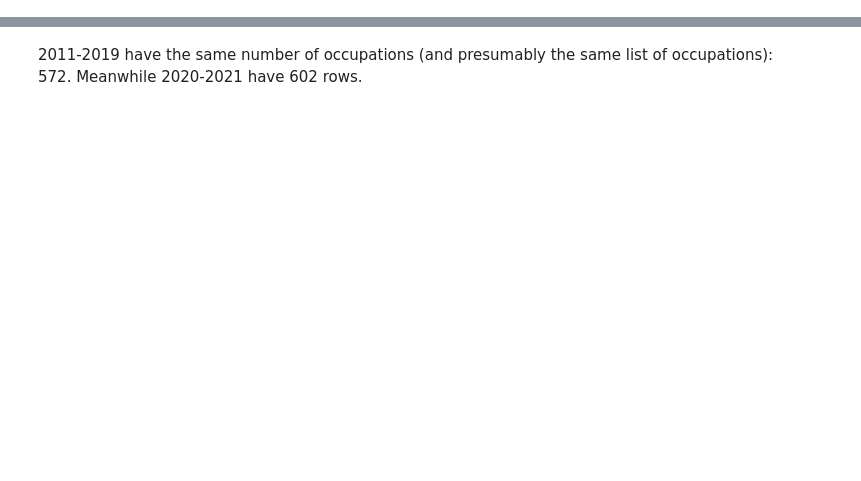
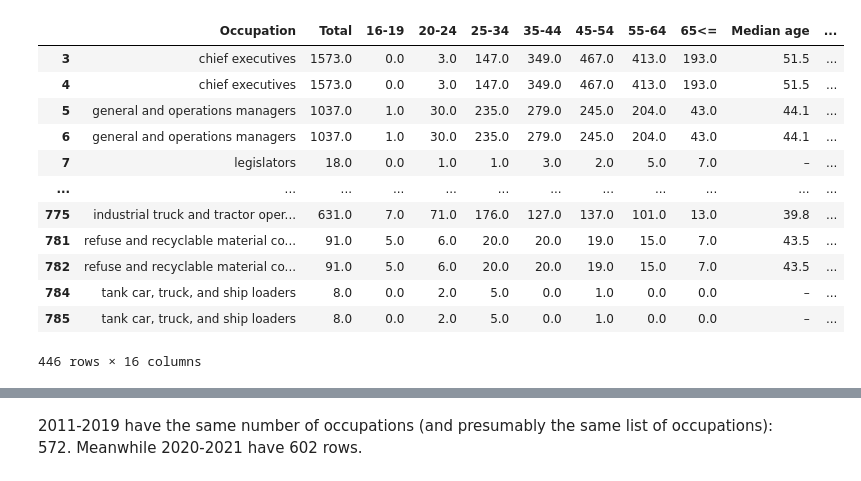
Before and after one commit to terencetan-c/4YP-The-Future-of-Work, a Jupyter notebook: Data cleaning/Data cleaning.ipynb, the cells around one changed output, grey strips where cells are left out. Saved outputs shown, nothing was run; the diff lists cells and outputs as text; code cells hidden in the pictures; blank space fills up the shorter version.

```diff
--- a/Data cleaning/Data cleaning.ipynb
+++ b/Data cleaning/Data cleaning.ipynb
@@ -82,0 +104,19 @@ soc2018['Occupation']=soc2018['Occupation'].str.lower()
+# %%
+not_duplicate=joint[~joint.duplicated(['Occupation'],keep=False)]
+duplicate=joint[joint.duplicated(['Occupation'],keep=False)]
+# %%
+duplicate
+# %% [output]
+|  | Occupation | Total | 16-19 | 20-24 | 25-34 | 35-44 | 45-54 | 55-64 | 65<= | Median age | ... |
+| 3 | chief executives | 1573.0 | 0.0 | 3.0 | 147.0 | 349.0 | 467.0 | 413.0 | 193.0 | 51.5 | ... |
+| 4 | chief executives | 1573.0 | 0.0 | 3.0 | 147.0 | 349.0 | 467.0 | 413.0 | 193.0 | 51.5 | ... |
+| 5 | general and operations managers | 1037.0 | 1.0 | 30.0 | 235.0 | 279.0 | 245.0 | 204.0 | 43.0 | 44.1 | ... |
+| 6 | general and operations managers | 1037.0 | 1.0 | 30.0 | 235.0 | 279.0 | 245.0 | 204.0 | 43.0 | 44.1 | ... |
+| 7 | legislators | 18.0 | 0.0 | 1.0 | 1.0 | 3.0 | 2.0 | 5.0 | 7.0 | – | ... |
+| ... | ... | ... | ... | ... | ... | ... | ... | ... | ... | ... | ... |
+| 775 | industrial truck and tractor oper... | 631.0 | 7.0 | 71.0 | 176.0 | 127.0 | 137.0 | 101.0 | 13.0 | 39.8 | ... |
+| 781 | refuse and recyclable material co... | 91.0 | 5.0 | 6.0 | 20.0 | 20.0 | 19.0 | 15.0 | 7.0 | 43.5 | ... |
+| 782 | refuse and recyclable material co... | 91.0 | 5.0 | 6.0 | 20.0 | 20.0 | 19.0 | 15.0 | 7.0 | 43.5 | ... |
+| 784 | tank car, truck, and ship loaders | 8.0 | 0.0 | 2.0 | 5.0 | 0.0 | 1.0 | 0.0 | 0.0 | – | ... |
+| 785 | tank car, truck, and ship loaders | 8.0 | 0.0 | 2.0 | 5.0 | 0.0 | 1.0 | 0.0 | 0.0 | – | ... |
+446 rows × 16 columns
```
Also changed, not shown: parts of 18 cells of this notebook, 8 other files.
